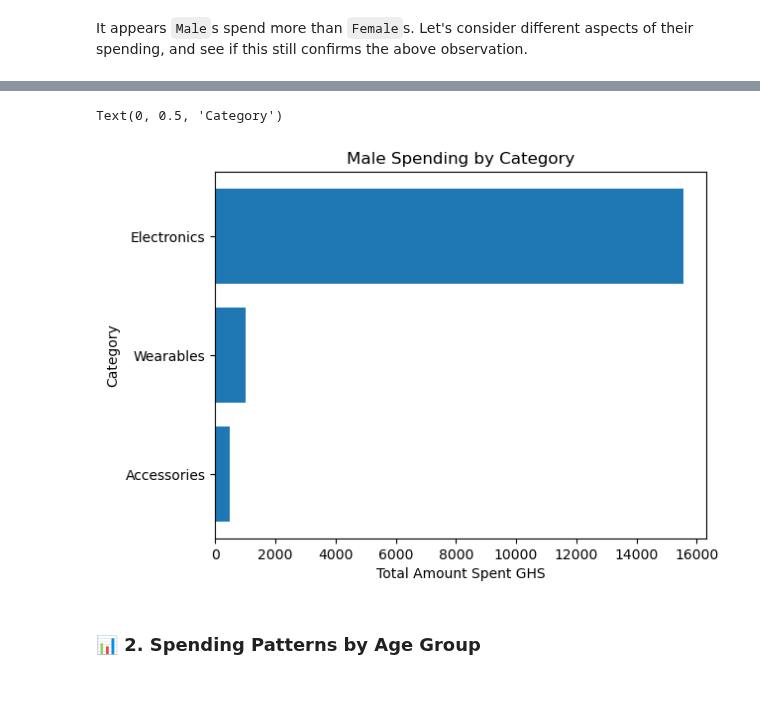
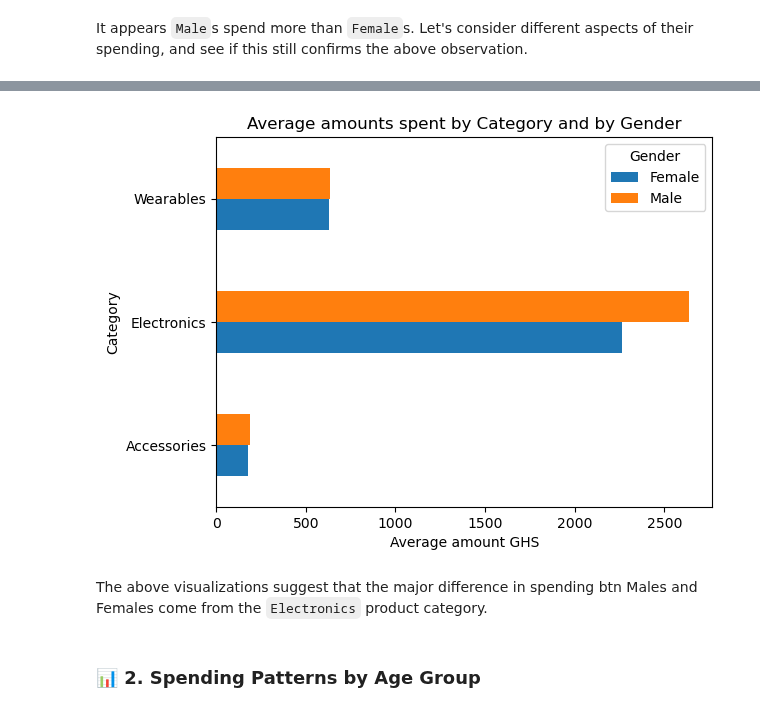
Before and after one commit to Mohammed-Hanan-Othman/ecommerce-sales-analysis, a Jupyter notebook: notebooks/1.customer_behaviour_analysis.ipynb, the cells around one changed output, grey strips where cells are left out. Cells and saved outputs as stored; diff of their text form; code cells hidden in the pictures.

```diff
--- a/notebooks/1.customer_behaviour_analysis.ipynb
+++ b/notebooks/1.customer_behaviour_analysis.ipynb
@@ -74,14 +73,20 @@ df_avg_spend.plot(kind="bar", color=['skyblue', 'salmon'])
-# %%
-# Obtain male information
-df_male = df[df["Gender"] == "Male"]
-# Visualize Male Spending by Product Categories
-plt.barh(df_male["Category"], df_male["Total Price Calc"]);
-plt.title("Male Spending by Category")
-plt.xlabel("Total Amount Spent GHS")
-plt.ylabel("Category")
-# %% [output]
-Text(0, 0.5, 'Category')
-[figure, removed]
+# %%
+# Purchasing Trends Over Categories
+
+# Group orders by `Category` and `Gender`
+df_gender_by_cat = df.groupby(["Category", "Gender"])["Total Price Calc"].mean().sort_values(ascending=False).unstack()
+
+# Plot graph
+df_gender_by_cat.plot(kind="barh")
+plt.title("Average amounts spent by Category and by Gender")
+plt.xlabel("Average amount GHS")
+plt.ylabel("Category")
+plt.show()
+# df_gender_by_cat.head()
+# %% [output]
+[figure, added]
+# %% [markdown]
+The above visualizations suggest that the major difference in spending btn Males and Females come from the `Electronics` product category.
 # %% [markdown]
 ### 📊 2. Spending Patterns by Age Group
 # %% [markdown]
```
Also changed, not shown: parts of 3 cells of this notebook.
